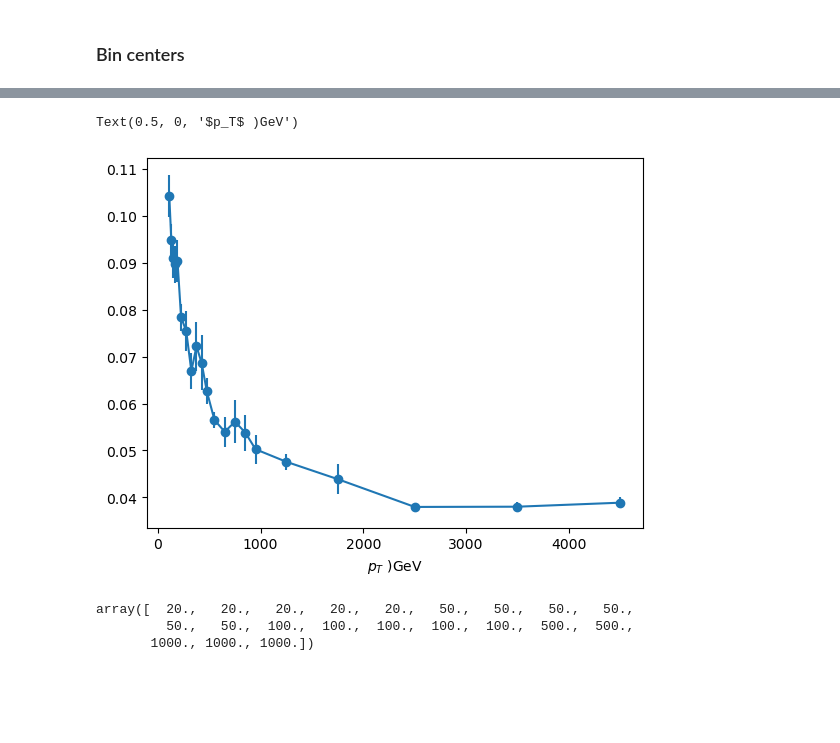
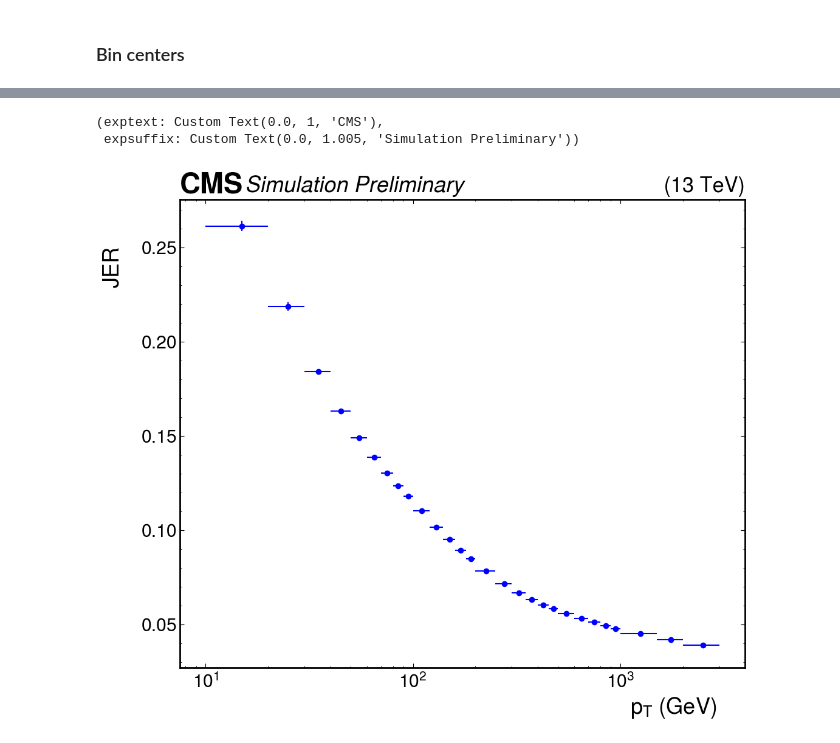
Before and after one commit to mandalaritra1/QCDanalysis, a Jupyter notebook: qcd_processor.ipynb, the cells around one changed output, grey strips where cells are left out. Cells and saved outputs as stored; diff of their text form; code cells hidden in the pictures; blank space fills up the shorter version.

```diff
--- a/qcd_processor.ipynb
+++ b/qcd_processor.ipynb
@@ -235,6 +304,12 @@ hist_frac_pt = np.sum(hist_np, axis = (0,2,4) )
 # %%
-for i in range(21):
-    plt.stairs( hist_frac_pt[i]/np.sum(hist_frac_pt[i]),frac_bins,  label = str(pt_bins[i])+r" <$p_T$< "  + str(pt_bins[i+1]) )
-    plt.xlabel("Response")
-    plt.legend()
+cm = plt.get_cmap('brg')
+colors = [cm(1.*i/30) for i in range(28)]
+fig = plt.figure(figsize = (12,10))
+ax = plt.subplot()
+ax.set_prop_cycle(color=colors)
+for i in range(28):
+    ax.stairs( hist_frac_pt[i]/np.sum(hist_frac_pt[i]),frac_bins,  label = str(int(pt_bins[i]))+r" <$p_T$< "  + str(int(pt_bins[i+1])) )
+    ax.set_xlabel("Response")
+    ax.legend(loc='center left', bbox_to_anchor=(1, 0.5), ncol=2)
+    hep.cms.label("Preliminary")
 # %% [output]
@@ -264,22 +339,36 @@ class Histfit:
 
     def initiate_parameters(self):
         for i in range(len(self.hist_frac_pt)):
-            hist_frac = hist_frac_pt[i]
+            hist_frac = self.hist_frac_pt[i]
             results = self.fitGauss(hist_frac, self.frac_values)
             for j,key in enumerate(self.parameters.keys()):
                 self.parameters[key][i] = results[j]
 
     def store_parameters(self):
         self.initiate_parameters()
-        for i in range(3):
-            for i,hist_frac in enumerate(hist_frac_pt):
-                sel = (self.frac_values > (self.parameters["mean"][i] - self.parameters["sigma"][i])) &  (self.frac_values < (self.parameters["mean"][i] + self.parameters["sigma"][i]))
+        for repeater in range(2):
+            for i,hist_frac in enumerate(self.hist_frac_pt):
+                sel = (self.frac_values > (self.parameters["mean"][i] - 1.5*self.parameters["sigma"][i])) &  (self.frac_values < (self.parameters["mean"][i] + 1.5*self.parameters["sigma"][i]))
                 frac_values = self.frac_values[sel]
                 hist_frac = hist_frac[sel]
 
                 results = self.fitGauss(hist_frac, frac_values)
                 for j,key in enumerate(self.parameters.keys()):
                     self.parameters[key][i] = results[j]
+    def show_fit(self, i):
+        hist_frac = self.hist_frac_pt[i]
+        sel = (self.frac_values > (self.parameters["mean"][i] - 1.5*self.parameters["sigma"][i])) &  (self.frac_values < (self.parameters["mean"][i] + 1.5*self.parameters["sigma"][i]))
+        frac_values = self.frac_values[sel]
+        hist_frac = hist_frac[sel]
+        results = self.fitGauss(hist_frac, frac_values)
+
+        print("Mean: {} ".format(results[0]))
+        print("Width: {}".format(results[1]))
+        for j,key in enumerate(self.parameters.keys()):
+                    self.parameters[key][i] = results[j]
+
+        plt.plot(self.frac_values, self.hist_frac_pt[i], 'b-')
+        plt.plot(frac_values, self.gauss(frac_values, results[0], results[1], results[2]), 'black')
 # %%
 histfit = Histfit(hist_frac_pt, frac_values, pt_values)
 # %%
@@ -287,15 +376,14 @@ histfit.store_parameters()
 # %%
 sigma_list = histfit.parameters["sigma"]
 sigma_error_list  = histfit.parameters["sigmaErr"]
-plt.errorbar(histfit.pt_values, sigma_list, np.power(sigma_error_list, 0.5), marker = 'o')
-plt.xlabel(r"$p_T$ )GeV")
+fig = plt.figure(figsize = (12,10))
+ax = plt.subplot()
+ax.errorbar(histfit.pt_values, sigma_list, np.power(sigma_error_list, 0.5), xerr = 0.5*np.array(pt_widths),  marker = 'o', linestyle = "", color = 'b', label = r'JER')
+#plt.xlabel(r"$p_T$ (GeV)")
+adjust_plot(ax, xlabel = r"$p_{T}$ (GeV)", ylabel = "JER", xscale = 'log')
+hep.cms.label("Preliminary")
 #plt.xscale("log")
 # %% [output]
-Text(0.5, 0, '$p_T$ )GeV')
+(exptext: Custom Text(0.0, 1, 'CMS'),
+ expsuffix: Custom Text(0.0, 1.005, 'Simulation Preliminary'))
-[figure, old version]
+[figure, new version]
-# %%
-hist.axes[1].widths
-# %% [output]
-array([  20.,   20.,   20.,   20.,   20.,   50.,   50.,   50.,   50.,
-         50.,   50.,  100.,  100.,  100.,  100.,  100.,  500.,  500.,
-       1000., 1000., 1000.])
```
Also changed, not shown: parts of 40 cells of this notebook, 2 other files.
